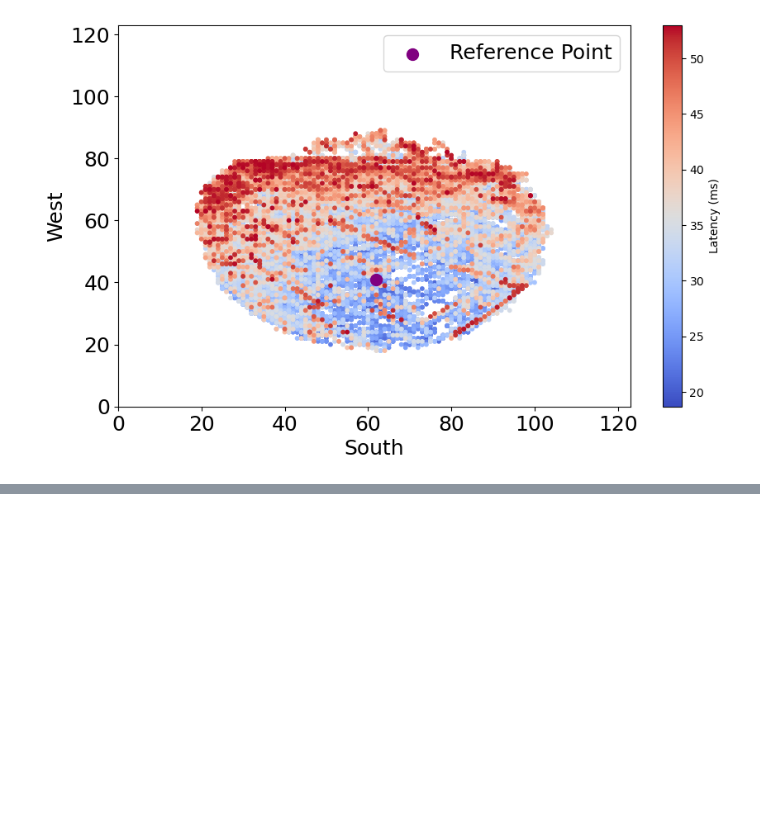
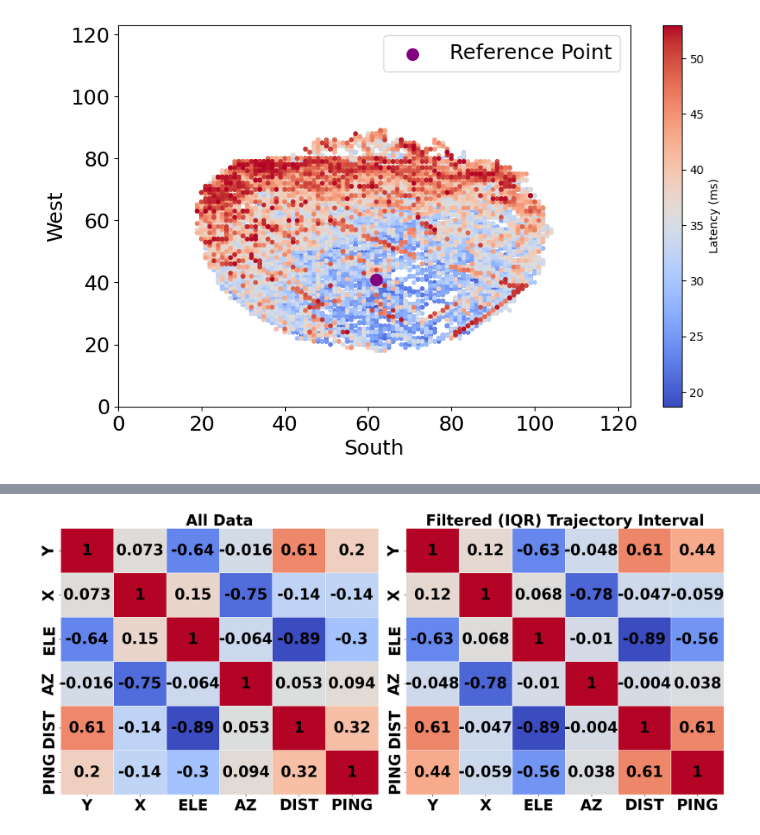
Before and after one commit to aliahan/SatInView, a Jupyter notebook: paper_results/plot.ipynb, the cells around one changed output, grey strips where cells are left out. Saved outputs shown, nothing was run; the diff lists cells and outputs as text; code cells hidden in the pictures; blank space fills up the shorter version.

```diff
--- a/paper_results/plot.ipynb
+++ b/paper_results/plot.ipynb
@@ -361,0 +262,91 @@ The PostScript backend does not support transparency; partially transparent arti
+# %%
+import pandas as pd
+import numpy as np
+import matplotlib.pyplot as plt
+import seaborn as sns
+import matplotlib
+
+# Set up the font type for PDF/PS outputs and save as EPS
+matplotlib.rcParams['pdf.fonttype'] = 42
+matplotlib.rcParams['ps.fonttype'] = 42
+
+# Load the data
+file_path = 'matched_satellite_data.csv'  # Update this with the correct file path
+data = pd.read_csv(file_path)
+
+# Convert Timestamp to datetime
+data['Timestamp'] = pd.to_datetime(data['Timestamp'])
+
+# Function to assign intervals based on seconds
+def assign_interval(ts):
+    if ts.second >= 12 and ts.second < 27:
+        return ts - pd.to_timedelta(ts.second - 12, unit='s')
+    elif ts.second >= 27 and ts.second < 42:
+        return ts - pd.to_timedelta(ts.second - 27, unit='s')
+    elif ts.second >= 42 and ts.second < 57:
+        return ts - pd.to_timedelta(ts.second - 42, unit='s')
+    else:
+        return ts - pd.to_timedelta(ts.second - 57, unit='s')
+
+# Apply the function to create interval start timestamps
+data['IntervalStart'] = data['Timestamp'].apply(assign_interval)
+
+# Group by interval start and calculate the mean for each interval, excluding non-numeric columns
+numeric_columns = data.select_dtypes(include=[np.number]).columns
+aggregated_data = data.groupby('IntervalStart')[numeric_columns].mean().reset_index()
+aggregated_data = aggregated_data.drop(columns=['IntervalStart'])
+
+# Filter data based on the IQR of the latency (PingTime column)
+Q1 = data['PingTime'].quantile(0.25)
+Q3 = data['PingTime'].quantile(0.75)
+IQR = Q3 - Q1
+
+filtered_data = data[(data['PingTime'] >= (Q1 - 1.5 * IQR)) & (data['PingTime'] <= (Q3 + 1.5 * IQR))]
+
+# Apply the interval function to create interval start timestamps for the filtered data
+filtered_data['IntervalStart'] = filtered_data['Timestamp'].apply(assign_interval)
+
+# Group by interval start and calculate the mean for each interval, excluding non-numeric columns
+filtered_aggregated_data = filtered_data.groupby('IntervalStart')[numeric_columns].mean().reset_index()
+filtered_aggregated_data = filtered_aggregated_data.drop(columns=['IntervalStart'])
+
+# Calculate correlation matrices
+corr_matrix_raw = data[numeric_columns].corr().round(3)
+corr_matrix_filtered_aggregated = filtered_aggregated_data.corr().round(3)
+
+# Define the new order for the correlation matrix
+desired_column_order = [ 'Y', 'X', 'Elevation', 'Azimuth', 'Distance','PingTime']
+custom_labels = ['Y', 'X', 'ELE', 'AZ', 'DIST', 'PING']
+
+# Reorder the columns in the correlation matrices
+corr_matrix_raw = corr_matrix_raw.reindex(desired_column_order, axis=0).reindex(desired_column_order, axis=1)
+corr_matrix_filtered_aggregated = corr_matrix_filtered_aggregated.reindex(desired_column_order, axis=0).reindex(desired_column_order, axis=1)
+
+# Plot the correlation matrices side by side
+fig, axes = plt.subplots(1, 2, figsize=(18, 8))
+
+# First heatmap (raw data)
+sns.heatmap(corr_matrix_raw, annot=True, cmap='coolwarm', linewidths=0.5, ax=axes[0], cbar=False,
+            annot_kws={"size": 28, "color": "black", "weight": "bold"})
+axes[0].set_title('All Data', fontsize=28, fontweight='bold')
+axes[0].tick_params(axis='both', which='major', labelsize=28)
+axes[0].set_xticklabels(custom_labels, fontsize=28, fontweight='bold')
+axes[0].set_yticklabels(custom_labels, fontsize=28, fontweight='bold')
+
+# Second heatmap (filtered with IQR and averaging intervals)
+sns.heatmap(corr_matrix_filtered_aggregated, annot=True, cmap='coolwarm', linewidths=0.5, ax=axes[1], cbar=False,
+            annot_kws={"size": 28, "color": "black", "weight": "bold"})
+axes[1].set_title('Filtered (IQR) Trajectory Interval', fontsize=28, fontweight='bold')
+axes[1].tick_params(axis='both', which='major', labelsize=28)
+axes[1].set_xticklabels(custom_labels, fontsize=28, fontweight='bold')
+axes[1].set_yticklabels(custom_labels, fontsize=28, fontweight='bold')
+
+# Adjust layout to prevent overlap
+plt.tight_layout()
+
+# Save the figure as EPS
+plt.savefig('cor.eps', format='eps', bbox_inches='tight')
+
+# Display the plots
+plt.show()
+# %% [output]
@@ -361,0 +358 @@ The PostScript backend does not support transparency; partially transparent arti
+[figure, added]
```
Also changed, not shown: parts of 6 cells of this notebook, 10 other files.
